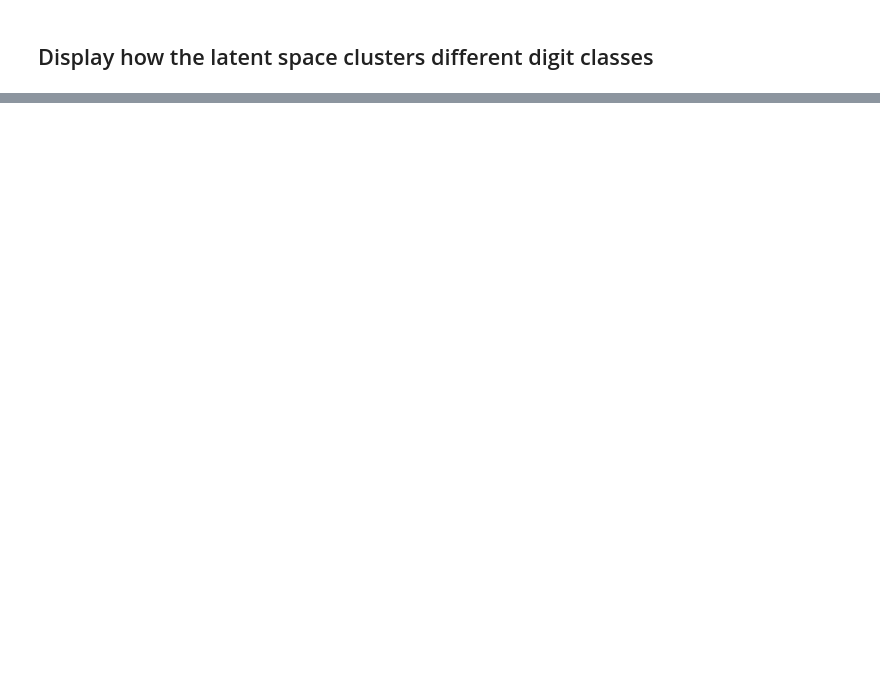
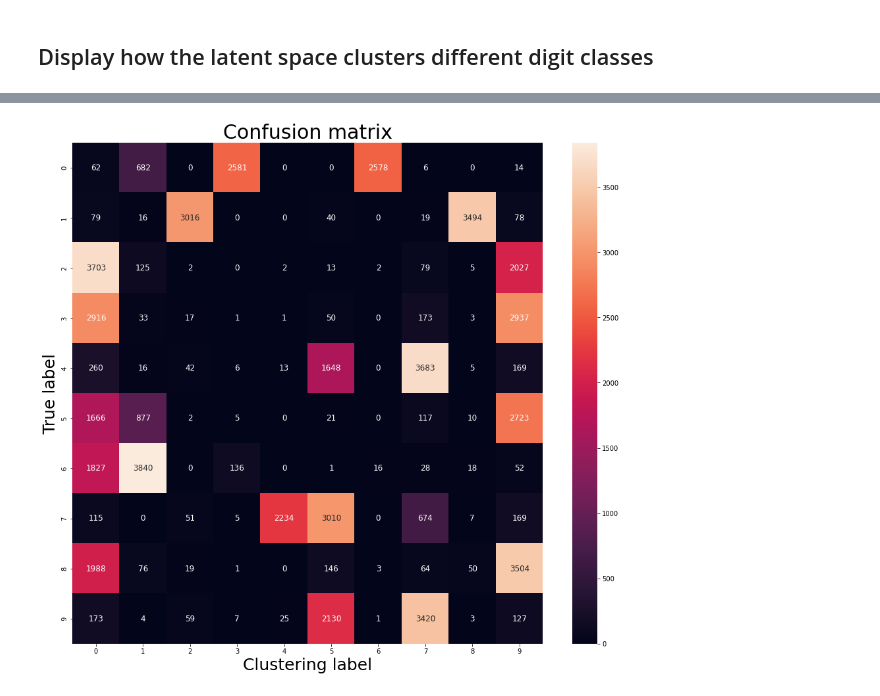
Before and after one commit to marcinwolter/RATS, a Jupyter notebook: vae.ipynb, the cells around one changed output, grey strips where cells are left out. Drawn from its saved outputs; the diff is of its cells as text; code cells hidden in the pictures; blank space fills up the shorter version.

```diff
--- a/vae.ipynb
+++ b/vae.ipynb
@@ -229,0 +230,12 @@ plot_label_clusters(vae, x_train, y_train)
+# %%
+from sklearn.cluster import KMeans
+from sklearn import metrics
+
+n_clusters = 10
+
+kmeans = KMeans(n_clusters=n_clusters, n_init=20)
+print(x_train.shape)
+print(vae.encoder.predict(x_train))
+print(np.array(vae.encoder.predict(x_train)).shape)
+y_pred = kmeans.fit_predict(np.array(vae.encoder.predict(x_train))[0])
+print(metrics.adjusted_rand_score(y_train,y_pred))
@@ -229,0 +260,14 @@ plot_label_clusters(vae, x_train, y_train)
+# %%
+import matplotlib.pyplot as plt
+import seaborn as sns
+
+confusion_matrix = metrics.confusion_matrix(y_train, y_pred)
+
+plt.figure(figsize=(16, 14))
+sns.heatmap(confusion_matrix, annot=True, fmt="d", annot_kws={"size": 12});
+plt.title("Confusion matrix", fontsize=30)
+plt.ylabel('True label', fontsize=25)
+plt.xlabel('Clustering label', fontsize=25)
+plt.show()
+# %% [output]
+[figure, added]
```
Also changed, not shown: parts of 4 cells of this notebook.
